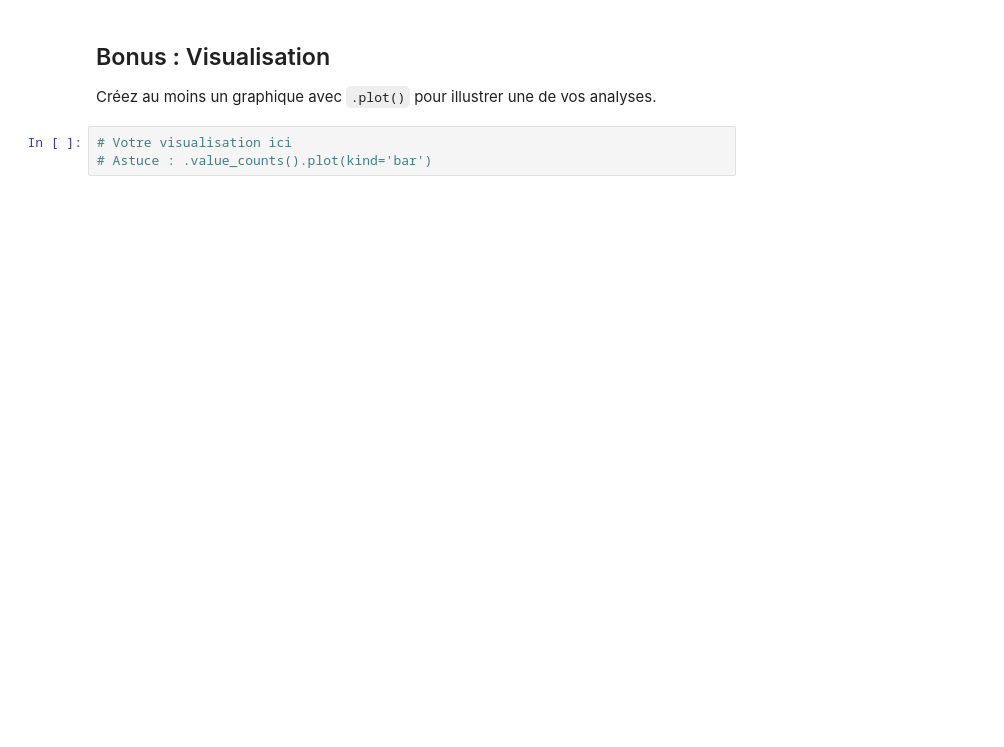
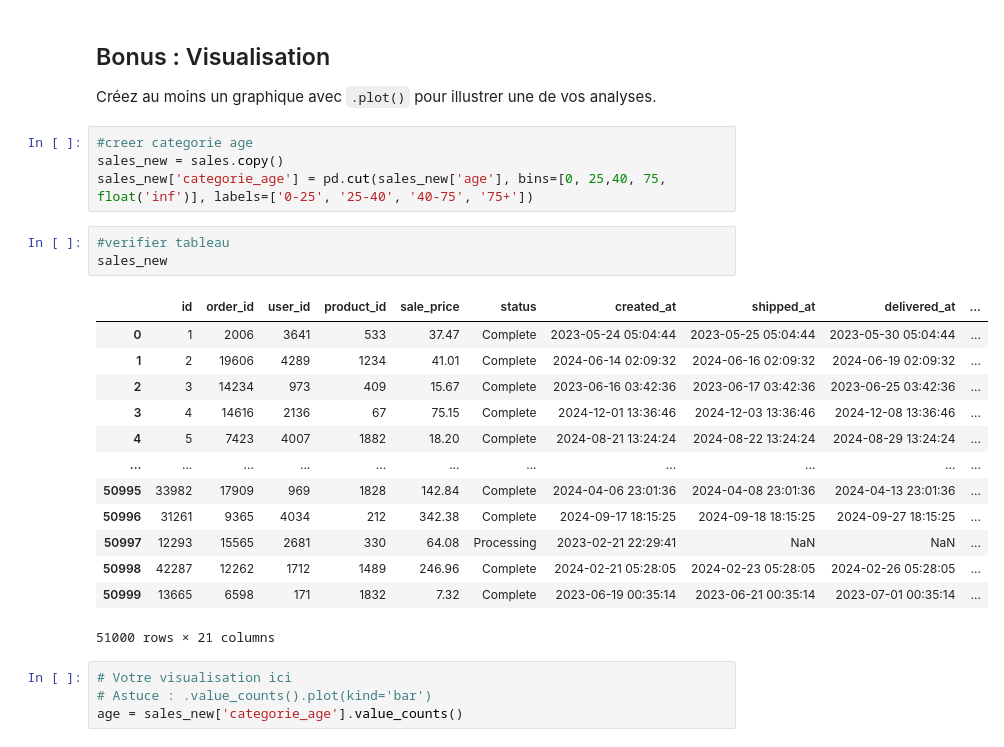
Before and after one commit to Dyls00/cours_lasalle, a Jupyter notebook: data_manipulation/02_notebooks/05_exercice_integrateur.ipynb, the cells around one changed output. Saved outputs shown, nothing was run; the diff lists cells and outputs as text; blank space fills up the shorter version.

```diff
--- a/data_manipulation/02_notebooks/05_exercice_integrateur.ipynb
+++ b/data_manipulation/02_notebooks/05_exercice_integrateur.ipynb
@@ -79,6 +268,28 @@ Répondez à ces 5 questions sur vos données filtrées :
 # %% [markdown]
 ## Bonus : Visualisation
 Créez au moins un graphique avec `.plot()` pour illustrer une de vos analyses.
+# %%
+#creer categorie age
+sales_new = sales.copy()
+sales_new['categorie_age'] = pd.cut(sales_new['age'], bins=[0, 25,40, 75, float('inf')], labels=['0-25', '25-40', '40-75', '75+'])
+# %%
+#verifier tableau
+sales_new
+# %% [output]
+|  | id | order_id | user_id | product_id | sale_price | status | created_at | shipped_at | delivered_at | ... |
+| 0 | 1 | 2006 | 3641 | 533 | 37.47 | Complete | 2023-05-24 05:04:44 | 2023-05-25 05:04:44 | 2023-05-30 05:04:44 | ... |
+| 1 | 2 | 19606 | 4289 | 1234 | 41.01 | Complete | 2024-06-14 02:09:32 | 2024-06-16 02:09:32 | 2024-06-19 02:09:32 | ... |
+| 2 | 3 | 14234 | 973 | 409 | 15.67 | Complete | 2023-06-16 03:42:36 | 2023-06-17 03:42:36 | 2023-06-25 03:42:36 | ... |
+| 3 | 4 | 14616 | 2136 | 67 | 75.15 | Complete | 2024-12-01 13:36:46 | 2024-12-03 13:36:46 | 2024-12-08 13:36:46 | ... |
+| 4 | 5 | 7423 | 4007 | 1882 | 18.20 | Complete | 2024-08-21 13:24:24 | 2024-08-22 13:24:24 | 2024-08-29 13:24:24 | ... |
+| ... | ... | ... | ... | ... | ... | ... | ... | ... | ... | ... |
+| 50995 | 33982 | 17909 | 969 | 1828 | 142.84 | Complete | 2024-04-06 23:01:36 | 2024-04-08 23:01:36 | 2024-04-13 23:01:36 | ... |
+| 50996 | 31261 | 9365 | 4034 | 212 | 342.38 | Complete | 2024-09-17 18:15:25 | 2024-09-18 18:15:25 | 2024-09-27 18:15:25 | ... |
+| 50997 | 12293 | 15565 | 2681 | 330 | 64.08 | Processing | 2023-02-21 22:29:41 | NaN | NaN | ... |
+| 50998 | 42287 | 12262 | 1712 | 1489 | 246.96 | Complete | 2024-02-21 05:28:05 | 2024-02-23 05:28:05 | 2024-02-26 05:28:05 | ... |
+| 50999 | 13665 | 6598 | 171 | 1832 | 7.32 | Complete | 2023-06-19 00:35:14 | 2023-06-21 00:35:14 | 2023-07-01 00:35:14 | ... |
+51000 rows × 21 columns
 # %%
 # Votre visualisation ici
 # Astuce : .value_counts().plot(kind='bar')
+age = sales_new['categorie_age'].value_counts()
```
Also changed, not shown: parts of 24 cells of this notebook, 3 other files.
